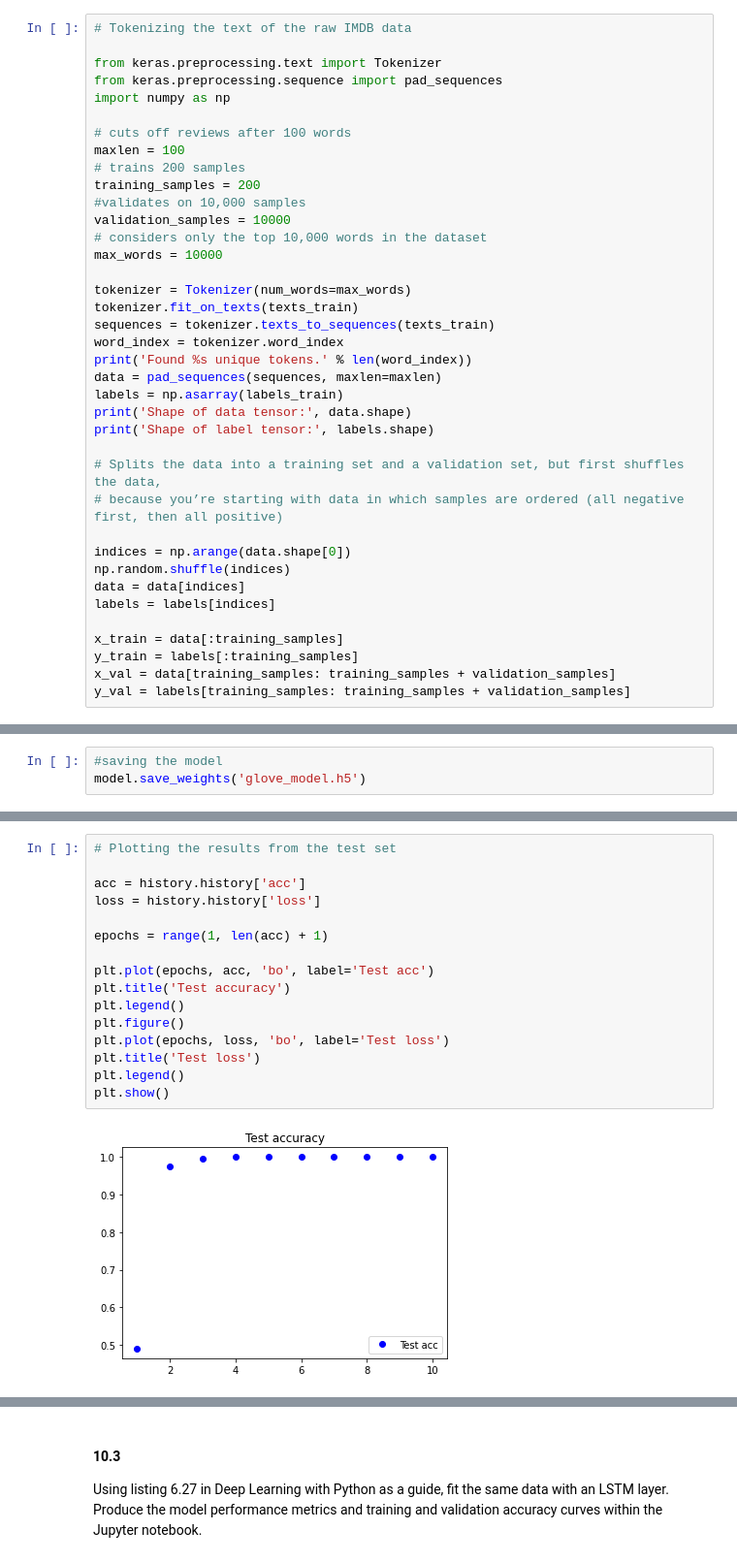
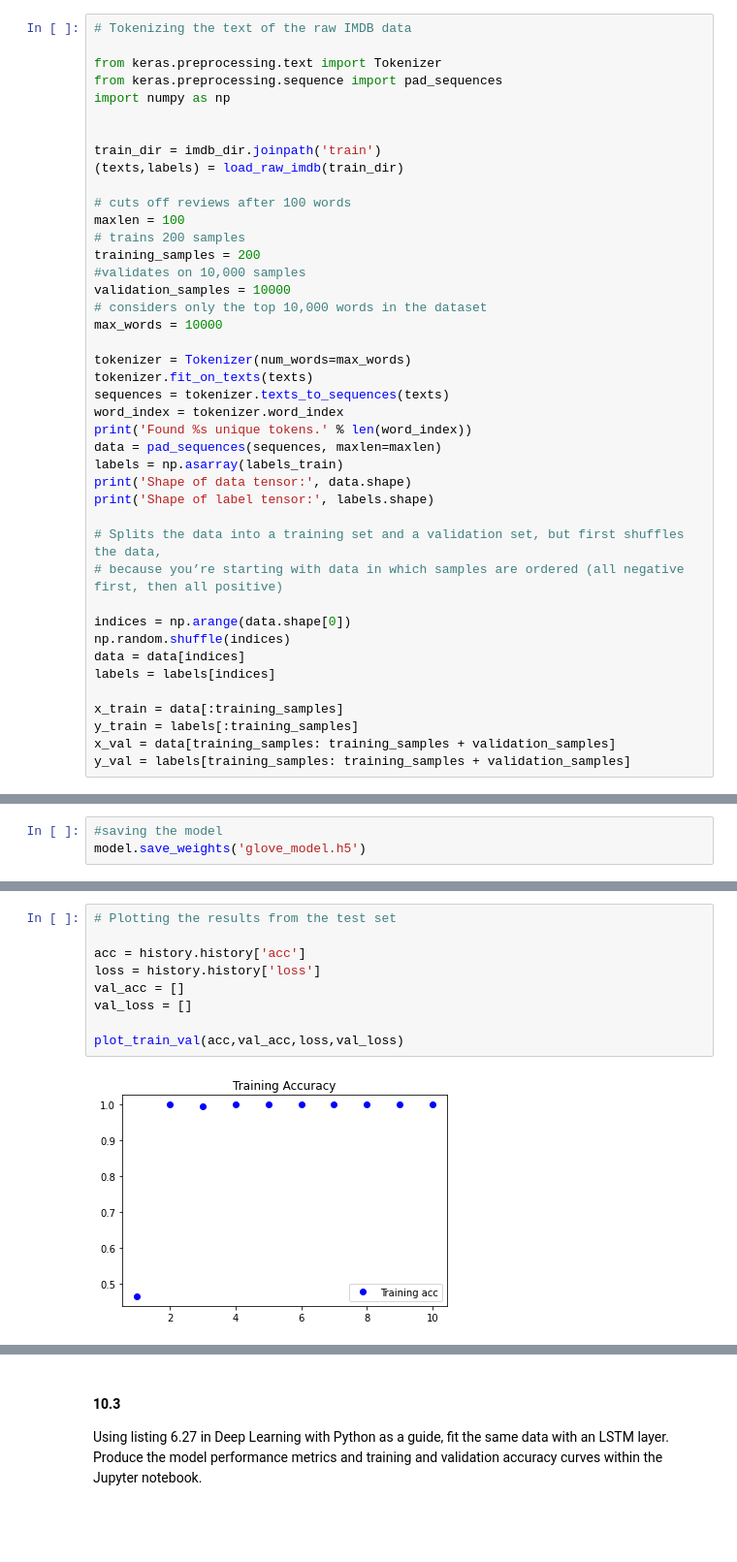
Before and after one commit to samantoz/dsc650, a Jupyter notebook: dsc650/assignments/assignment10/assignment10.ipynb, the cells around one changed output, grey strips where cells are left out. Shown at 97% size. Cells and saved outputs as stored; diff of their text form; blank space fills up the shorter version.

```diff
--- a/dsc650/assignments/assignment10/assignment10.ipynb
+++ b/dsc650/assignments/assignment10/assignment10.ipynb
@@ -128,6 +159,10 @@ for label_type in ['neg','pos']:
 from keras.preprocessing.text import Tokenizer
 from keras.preprocessing.sequence import pad_sequences
 import numpy as np
+
+
+train_dir = imdb_dir.joinpath('train')
+(texts,labels) = load_raw_imdb(train_dir)
 
 # cuts off reviews after 100 words
 maxlen = 100
@@ -139,8 +174,8 @@ validation_samples = 10000
 max_words = 10000
 
 tokenizer = Tokenizer(num_words=max_words)
-tokenizer.fit_on_texts(texts_train)
-sequences = tokenizer.texts_to_sequences(texts_train)
+tokenizer.fit_on_texts(texts)
+sequences = tokenizer.texts_to_sequences(texts)
 word_index = tokenizer.word_index
 print('Found %s unique tokens.' % len(word_index))
 data = pad_sequences(sequences, maxlen=maxlen)
@@ -318,18 +325,11 @@ model.evaluate(x_test, y_test)
 # %%
 # Plotting the results from the test set
 
 acc = history.history['acc']
 loss = history.history['loss']
+val_acc = []
+val_loss = []
 
-epochs = range(1, len(acc) + 1)
-
-plt.plot(epochs, acc, 'bo', label='Test acc')
-plt.title('Test accuracy')
-plt.legend()
-plt.figure()
-plt.plot(epochs, loss, 'bo', label='Test loss')
-plt.title('Test loss')
-plt.legend()
-plt.show()
+plot_train_val(acc,val_acc,loss,val_loss)
 # %% [output]
-[figure, old version]
+[figure, new version]
```
Also changed, not shown: parts of 16 cells of this notebook, 2 other files.
